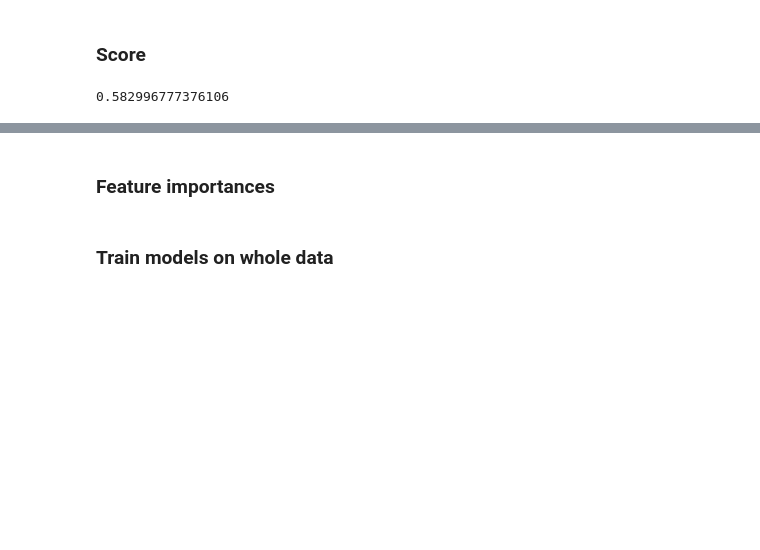
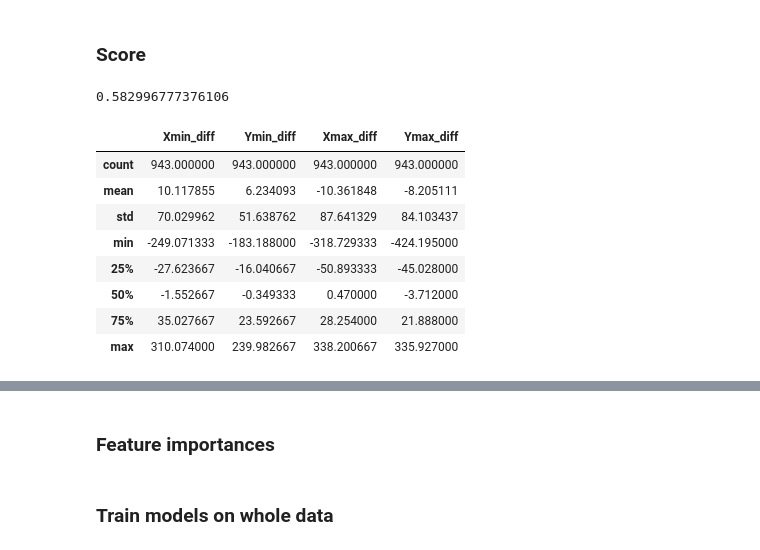
Before and after one commit to Dmitry513/BootCamp_Moderator, a Jupyter notebook: Min_max.ipynb, the cells around one changed output, grey strips where cells are left out. Cells and saved outputs as stored; diff of their text form; code cells hidden in the pictures; blank space fills up the shorter version.

```diff
--- a/Min_max.ipynb
+++ b/Min_max.ipynb
@@ -200,0 +212,12 @@ X_rez['iou'].mean()
+# %%
+X_rez[['Xmin_diff', 'Ymin_diff','Xmax_diff','Ymax_diff']].describe()
+# %% [output]
+|  | Xmin_diff | Ymin_diff | Xmax_diff | Ymax_diff |
+| count | 943.000000 | 943.000000 | 943.000000 | 943.000000 |
+| mean | 10.117855 | 6.234093 | -10.361848 | -8.205111 |
+| std | 70.029962 | 51.638762 | 87.641329 | 84.103437 |
+| min | -249.071333 | -183.188000 | -318.729333 | -424.195000 |
+| 25% | -27.623667 | -16.040667 | -50.893333 | -45.028000 |
+| 50% | -1.552667 | -0.349333 | 0.470000 | -3.712000 |
+| 75% | 35.027667 | 23.592667 | 28.254000 | 21.888000 |
+| max | 310.074000 | 239.982667 | 338.200667 | 335.927000 |
```
Also changed, not shown: parts of 6 cells of this notebook.
